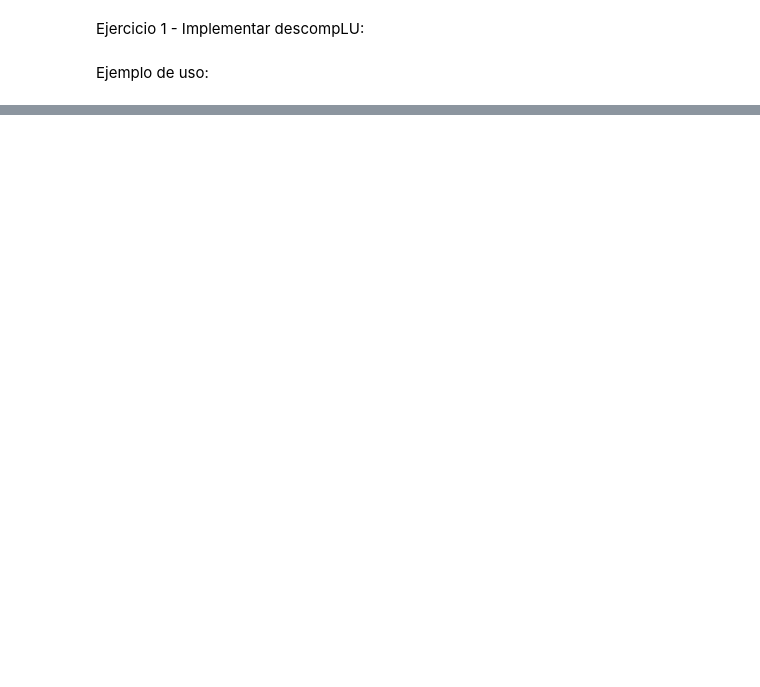
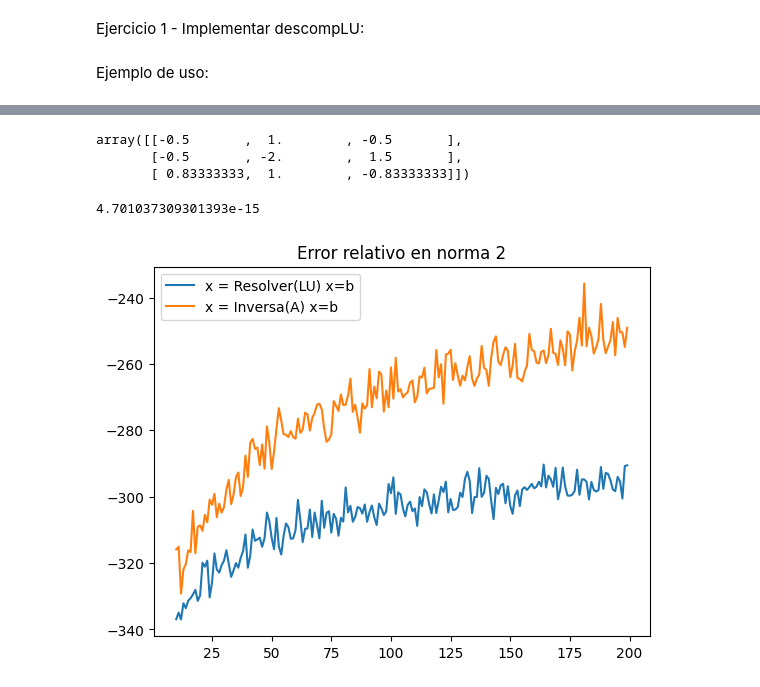
Before and after one commit to MarioSigal/TPs-Algebra_Lineal_Computacional, a Jupyter notebook: tp1.ipynb, the cells around one changed output, grey strips where cells are left out. Saved outputs shown, nothing was run; the diff lists cells and outputs as text; code cells hidden in the pictures; blank space fills up the shorter version.

```diff
--- a/tp1.ipynb
+++ b/tp1.ipynb
@@ -51,3 +47,33 @@ ERROR: el elemento A[0][0] es 0
+# %%
+def error_rel_n2(A,x,b):
+    res = np.linalg.norm(A @ x.T -b,ord=2)/np.linalg.norm(b,ord=2)
+    return res
 # %%
 def resolverLU(A, b):
     L, U = descompLU(A)
+    y = scipy.linalg.solve_triangular(L,b, lower = True)
+    res = scipy.linalg.solve_triangular(U, y)
+    return res
+# %%
+def inversa(A):
+    try:
+        L, U = descompLU(A)
+        In = np.eye(A.shape[0])
+        y = scipy.linalg.solve_triangular(L, In, lower = True)
+        res = scipy.linalg.solve_triangular(U, y)
+        return res
+    except scipy.linalg.LinAlgError:
+        print('Error! Matriz Singular :,( ')
+
+A = np.array([[1,2,3],[5,5,6],[7,8,9]])
+inversa(A)
+# %% [output]
+array([[-0.5       ,  1.        , -0.5       ],
+       [-0.5       , -2.        ,  1.5       ],
+       [ 0.83333333,  1.        , -0.83333333]])
+# %%
+A = definir_Matriz((10,10))
+Ainv = inversa(A)
+np.linalg.norm(Ainv@A - np.eye(A.shape[0]), ord='fro')
+# %% [output]
+4.701037309301393e-15
@@ -53,0 +101,32 @@ def resolverLU(A, b):
+# %%
+import time
+v2 = np.zeros(200)
+tiempo2 = np.zeros(200)
+
+# Buscamos errores para Inversa
+for n in range(10, 201):
+    suma_errores = 0
+    start = time.time()
+    for i in range(10):
+        # Definimos la matriz A, x y b tal que Ax = b
+        A = definir_Matriz((n,n))
+        x = np.random.randn(n)*2-1
+        b = A@x
+
+        # Resolvemos el sistema Ax = b y calculamos el error
+        x2 = inversa(A)@b
+        suma_errores += np.log(error_rel_n2(A,x2,b))
+
+    v2[n-1] = suma_errores
+    tiempo2[n-1] = time.time() - start
+# %%
+import matplotlib.pyplot as plt
+n = np.arange(10, len(v1))
+plt.plot(n, v1[10:], label='x = Resolver(LU) x=b')
+plt.plot(n, v2[10:], label='x = Inversa(A) x=b')
+plt.title('Error relativo en norma 2')
+
+plt.legend()
+plt.show()
+# %% [output]
+[figure, added]
```
Also changed, not shown: parts of 8 cells of this notebook.
